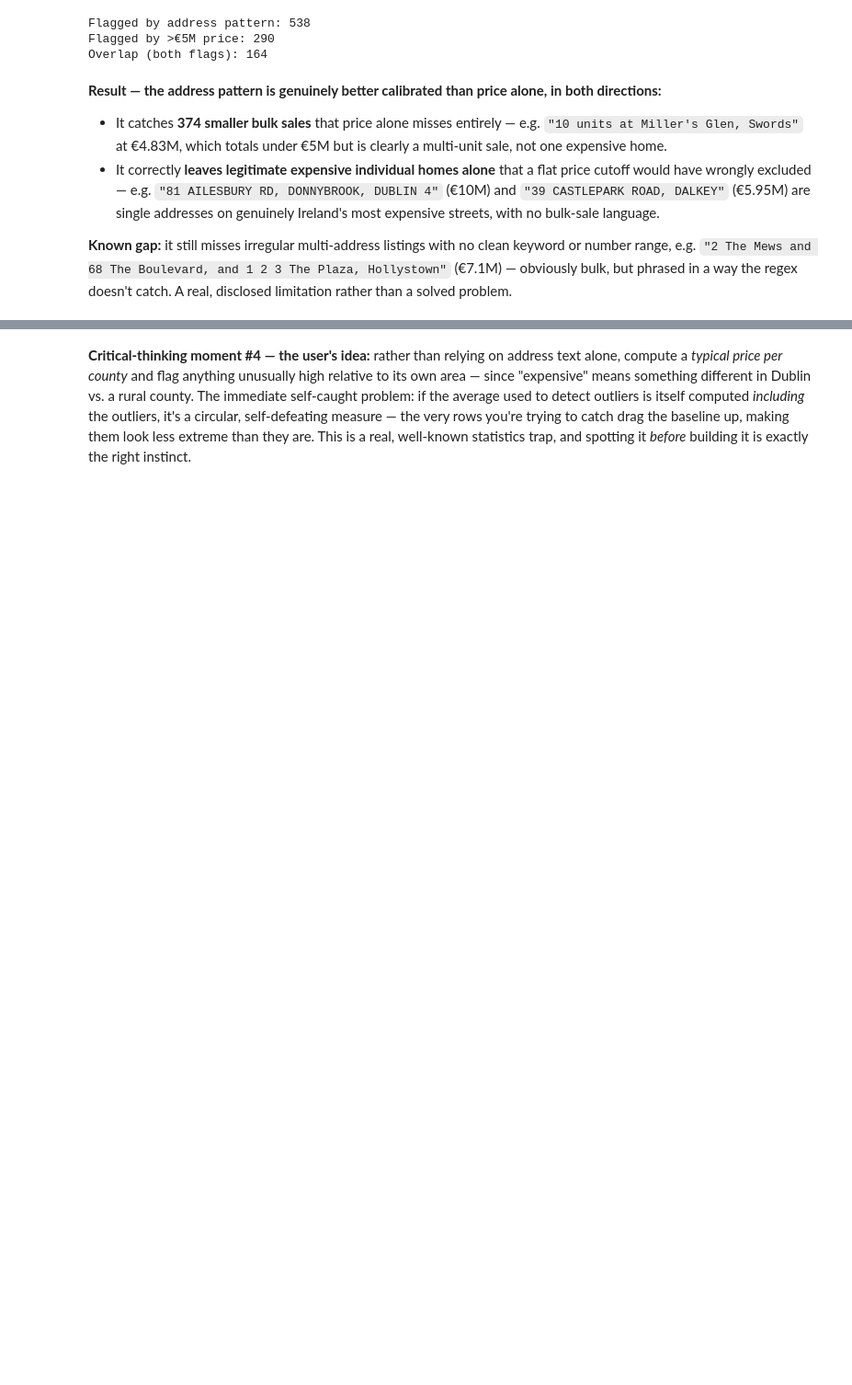
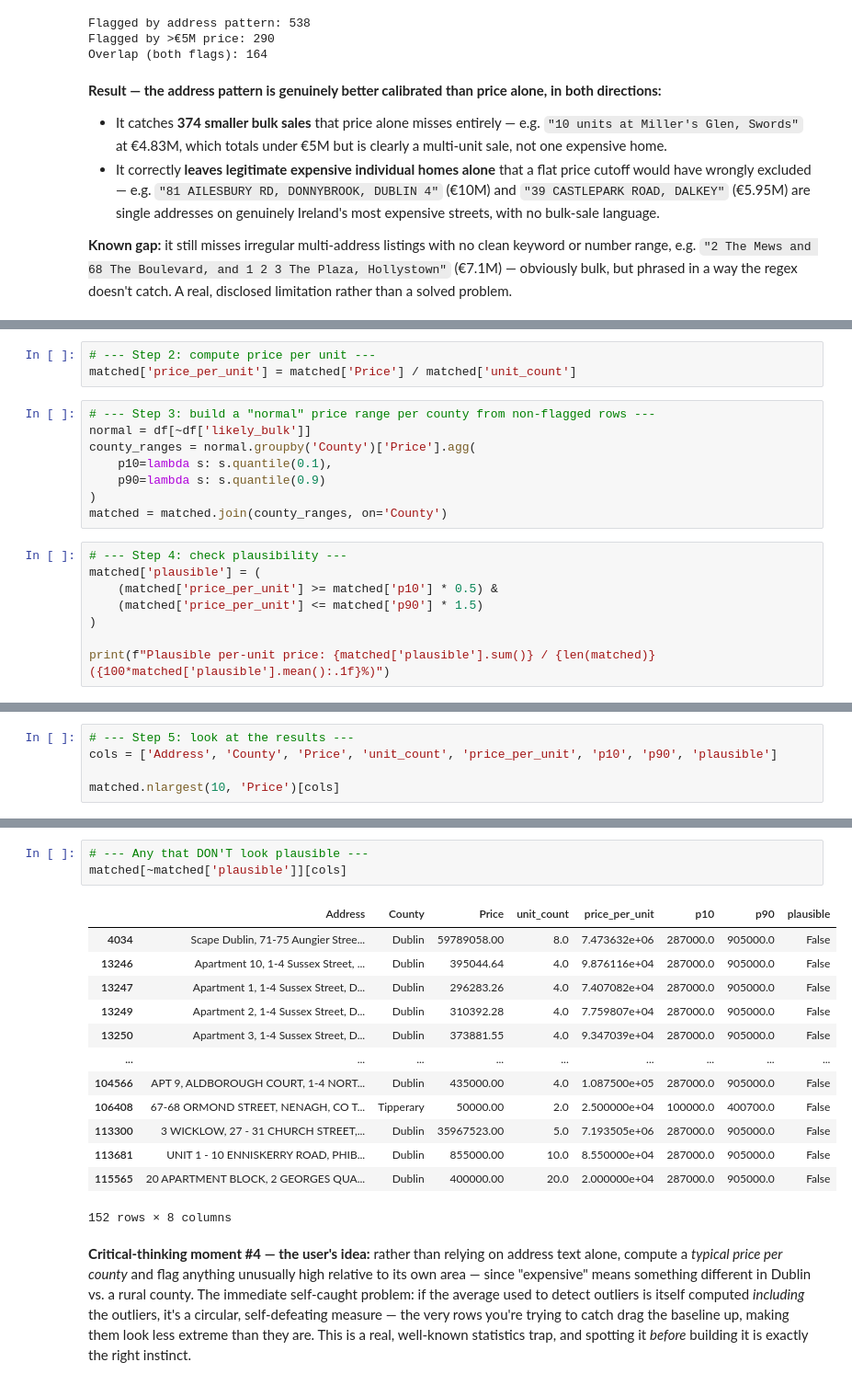
Before and after one commit to WhiteHorse101/Irish-Housing-Market-Project, a Jupyter notebook: notebooks/EDA.ipynb, the cells around one changed output, grey strips where cells are left out. Shown at 92% size. Drawn from its saved outputs; the diff is of its cells as text; blank space fills up the shorter version.

```diff
--- a/notebooks/EDA.ipynb
+++ b/notebooks/EDA.ipynb
@@ -225,0 +297,19 @@ Overlap (both flags): 164
+# %%
+# --- Step 2: compute price per unit ---
+matched['price_per_unit'] = matched['Price'] / matched['unit_count']
+# %%
+# --- Step 3: build a "normal" price range per county from non-flagged rows ---
+normal = df[~df['likely_bulk']]
+county_ranges = normal.groupby('County')['Price'].agg(
+    p10=lambda s: s.quantile(0.1),
+    p90=lambda s: s.quantile(0.9)
+)
+matched = matched.join(county_ranges, on='County')
+# %%
+# --- Step 4: check plausibility ---
+matched['plausible'] = (
+    (matched['price_per_unit'] >= matched['p10'] * 0.5) &
+    (matched['price_per_unit'] <= matched['p90'] * 1.5)
+)
+
+print(f"Plausible per-unit price: {matched['plausible'].sum()} / {len(matched)} ({100*matched['plausible'].mean():.1f}%)")
@@ -225,0 +318,5 @@ Overlap (both flags): 164
+# %%
+# --- Step 5: look at the results ---
+cols = ['Address', 'County', 'Price', 'unit_count', 'price_per_unit', 'p10', 'p90', 'plausible']
+
+matched.nlargest(10, 'Price')[cols]
@@ -226,3 +339,20 @@ Overlap (both flags): 164
+# %%
+# --- Any that DON'T look plausible ---
+matched[~matched['plausible']][cols]
+# %% [output]
+|  | Address | County | Price | unit_count | price_per_unit | p10 | p90 | plausible |
+| 4034 | Scape Dublin, 71-75 Aungier Stree... | Dublin | 59789058.00 | 8.0 | 7.473632e+06 | 287000.0 | 905000.0 | False |
+| 13246 | Apartment 10, 1-4 Sussex Street, ... | Dublin | 395044.64 | 4.0 | 9.876116e+04 | 287000.0 | 905000.0 | False |
+| 13247 | Apartment 1, 1-4 Sussex Street, D... | Dublin | 296283.26 | 4.0 | 7.407082e+04 | 287000.0 | 905000.0 | False |
+| 13249 | Apartment 2, 1-4 Sussex Street, D... | Dublin | 310392.28 | 4.0 | 7.759807e+04 | 287000.0 | 905000.0 | False |
+| 13250 | Apartment 3, 1-4 Sussex Street, D... | Dublin | 373881.55 | 4.0 | 9.347039e+04 | 287000.0 | 905000.0 | False |
+| ... | ... | ... | ... | ... | ... | ... | ... | ... |
+| 104566 | APT 9, ALDBOROUGH COURT, 1-4 NORT... | Dublin | 435000.00 | 4.0 | 1.087500e+05 | 287000.0 | 905000.0 | False |
+| 106408 | 67-68 ORMOND STREET, NENAGH, CO T... | Tipperary | 50000.00 | 2.0 | 2.500000e+04 | 100000.0 | 400700.0 | False |
+| 113300 | 3 WICKLOW, 27 - 31 CHURCH STREET,... | Dublin | 35967523.00 | 5.0 | 7.193505e+06 | 287000.0 | 905000.0 | False |
+| 113681 | UNIT 1 - 10 ENNISKERRY ROAD, PHIB... | Dublin | 855000.00 | 10.0 | 8.550000e+04 | 287000.0 | 905000.0 | False |
+| 115565 | 20 APARTMENT BLOCK, 2 GEORGES QUA... | Dublin | 400000.00 | 20.0 | 2.000000e+04 | 287000.0 | 905000.0 | False |
+152 rows × 8 columns
 # %% [markdown]
 **Critical-thinking moment #4 — the user's idea:** rather than relying on address text alone, compute a *typical price per county* and flag anything unusually high relative to its own area — since "expensive" means something different in Dublin vs. a rural county. The immediate self-caught problem: if the average used to detect outliers is itself computed *including* the outliers, it's a circular, self-defeating measure — the very rows you're trying to catch drag the baseline up, making them look less extreme than they are. This is a real, well-known statistics trap, and spotting it *before* building it is exactly the right instinct.
 # %%
```
Also changed, not shown: parts of 16 cells of this notebook, 2 other files.
